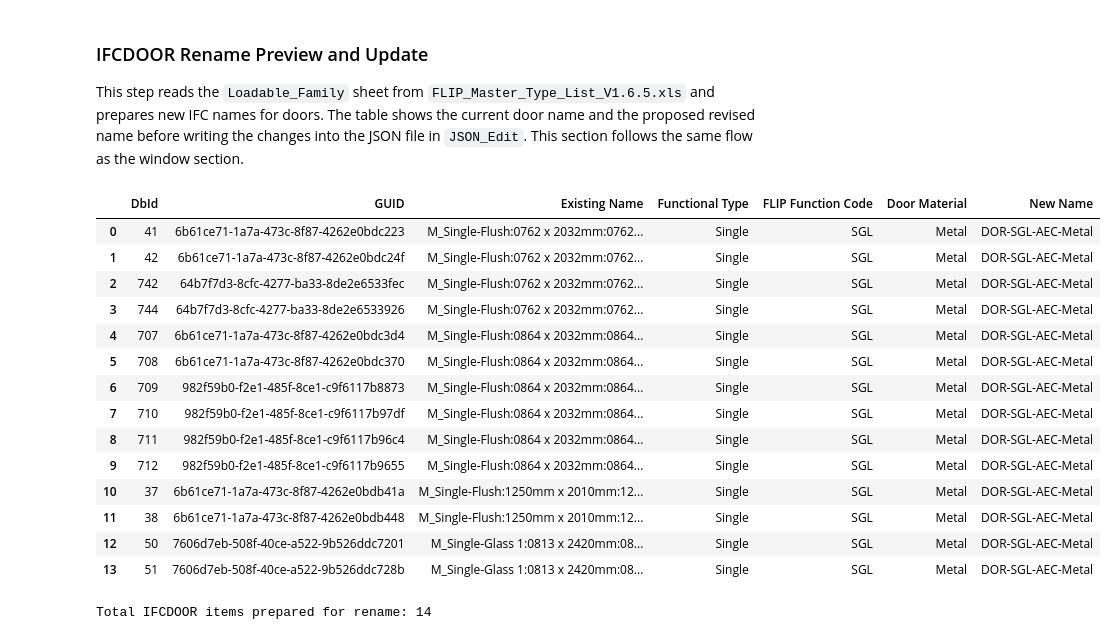
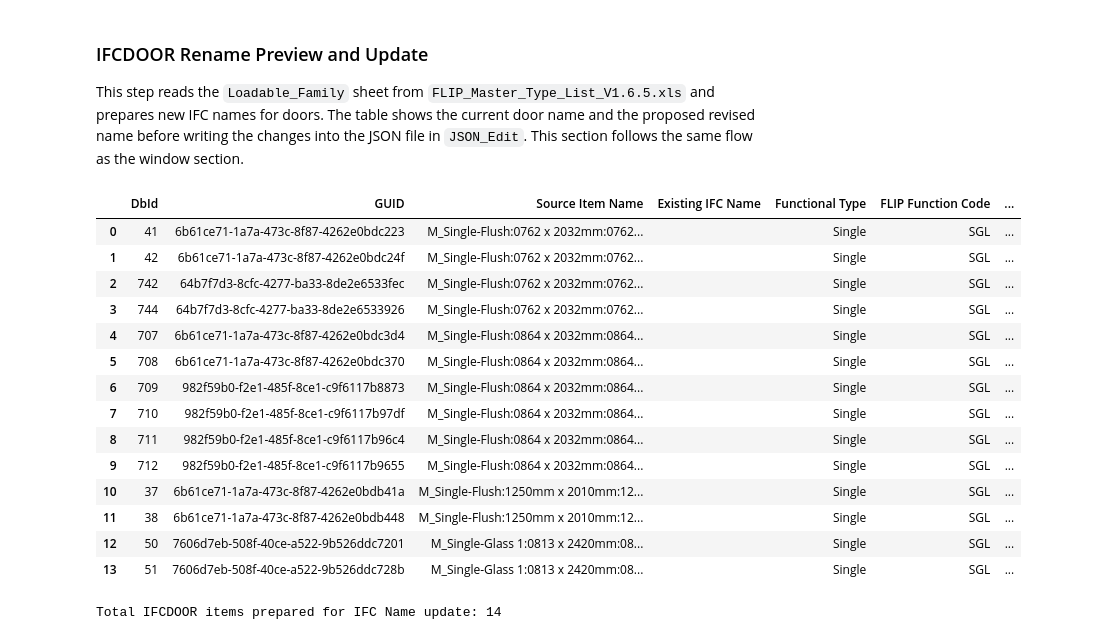
Before and after one commit to plarchi/MsC-IFC-APS, a Jupyter notebook: PyDataTransform/Ifc2x3_Duplex_Architecture.ipynb, the cells around one changed output. Saved outputs shown, nothing was run; the diff lists cells and outputs as text; code cells hidden in the pictures.

Commit message:
Change name as IFC Object works.

```diff
--- a/PyDataTransform/Ifc2x3_Duplex_Architecture.ipynb
+++ b/PyDataTransform/Ifc2x3_Duplex_Architecture.ipynb
@@ -778,21 +834,16 @@ Total IFCWINDOW items prepared for rename: 24
 # %%
 updated_window_count = 0
 
-for item, existing_name, new_name in window_updates:
-    if existing_name == new_name:
+for item, existing_ifc_name, new_name in window_updates:
+    if existing_ifc_name == new_name:
         continue
 
-    item['Name'] = new_name
-    for prop in item.get('Properties', []):
-        if not isinstance(prop, dict):
-            continue
-        if prop.get('category') == 'Item' and prop.get('displayName') == 'Name':
-            prop['value'] = new_name
+    upsert_property(item, 'IFC', 'Name', new_name, insert_after_display_name='COBie')
     updated_window_count += 1
 
 with json_edit_file.open('w', encoding='utf-8') as file:
     json.dump(json_items, file, ensure_ascii=False, indent=2)
 
-print(f'Updated IFCWINDOW names written to: {json_edit_file}')
-print(f'Total IFCWINDOW records updated: {updated_window_count}')
+print(f'Updated IFCWINDOW IFC Name values written to: {json_edit_file}')
+print(f'Total IFCWINDOW IFC Name records updated: {updated_window_count}')
 # %% [output]
@@ -859,58 +910,64 @@ def normalize_door_material_label(item_name, item):
         return 'Wood'
     if prefix == 'G':
         return 'Glass'
     return 'Unknown'
 
 door_rename_rows = []
 door_updates = []
 
 for item in json_items:
     if get_item_property(item, 'Type') != 'IFCDOOR':
         continue
 
-    existing_name = get_item_property(item, 'Name') or item.get('Name', '')
-    functional_type = extract_door_function_type(existing_name)
+    item_guid = get_item_property(item, 'GUID')
+    source_item_name = (
+        original_name_by_guid.get(str(item_guid).strip())
+        if item_guid is not None else None
+    ) or original_name_by_dbid.get(item.get('DbId')) or get_item_property(item, 'Name') or item.get('Name', '')
+    existing_ifc_name = get_ifc_property(item, 'Name') or ''
+    functional_type = extract_door_function_type(source_item_name)
     functional_lookup = door_function_map.get(functional_type.casefold(), {})
-    material_label = normalize_door_material_label(existing_name, item)
+    material_label = normalize_door_material_label(source_item_name, item)
     new_name = '-'.join([
         door_category_code,
         functional_lookup.get('functional_code', 'UNK'),
         functional_lookup.get('originator', 'AEC'),
         material_label,
     ])
 
     door_rename_rows.append({
         'DbId': item.get('DbId'),
-        'GUID': get_item_property(item, 'GUID'),
-        'Existing Name': existing_name,
+        'GUID': item_guid,
+        'Source Item Name': source_item_name,
+        'Existing IFC Name': existing_ifc_name,
         'Functional Type': functional_type,
         'FLIP Function Code': functional_lookup.get('functional_code', 'UNK'),
         'Door Material': material_label,
-        'New Name': new_name,
+        'Revised IFC Name': new_name,
     })
-    door_updates.append((item, existing_name, new_name))
+    door_updates.append((item, existing_ifc_name, new_name))
 
-door_rename_df = pd.DataFrame(door_rename_rows).sort_values(by=['Existing Name', 'DbId'], kind='stable').reset_index(drop=True)
+door_rename_df = pd.DataFrame(door_rename_rows).sort_values(by=['Source Item Name', 'DbId'], kind='stable').reset_index(drop=True)
 display(door_rename_df)
 
-print(f'Total IFCDOOR items prepared for rename: {len(door_rename_df)}')
+print(f'Total IFCDOOR items prepared for IFC Name update: {len(door_rename_df)}')
 # %% [output]
-|  | DbId | GUID | Existing Name | Functional Type | FLIP Function Code | Door Material | New Name |
-| 0 | 41 | 6b61ce71-1a7a-473c-8f87-4262e0bdc223 | M_Single-Flush:0762 x 2032mm:0762... | Single | SGL | Metal | DOR-SGL-AEC-Metal |
-| 1 | 42 | 6b61ce71-1a7a-473c-8f87-4262e0bdc24f | M_Single-Flush:0762 x 2032mm:0762... | Single | SGL | Metal | DOR-SGL-AEC-Metal |
-| 2 | 742 | 64b7f7d3-8cfc-4277-ba33-8de2e6533fec | M_Single-Flush:0762 x 2032mm:0762... | Single | SGL | Metal | DOR-SGL-AEC-Metal |
-| 3 | 744 | 64b7f7d3-8cfc-4277-ba33-8de2e6533926 | M_Single-Flush:0762 x 2032mm:0762... | Single | SGL | Metal | DOR-SGL-AEC-Metal |
-| 4 | 707 | 6b61ce71-1a7a-473c-8f87-4262e0bdc3d4 | M_Single-Flush:0864 x 2032mm:0864... | Single | SGL | Metal | DOR-SGL-AEC-Metal |
-| 5 | 708 | 6b61ce71-1a7a-473c-8f87-4262e0bdc370 | M_Single-Flush:0864 x 2032mm:0864... | Single | SGL | Metal | DOR-SGL-AEC-Metal |
-| 6 | 709 | 982f59b0-f2e1-485f-8ce1-c9f6117b8873 | M_Single-Flush:0864 x 2032mm:0864... | Single | SGL | Metal | DOR-SGL-AEC-Metal |
-| 7 | 710 | 982f59b0-f2e1-485f-8ce1-c9f6117b97df | M_Single-Flush:0864 x 2032mm:0864... | Single | SGL | Metal | DOR-SGL-AEC-Metal |
-| 8 | 711 | 982f59b0-f2e1-485f-8ce1-c9f6117b96c4 | M_Single-Flush:0864 x 2032mm:0864... | Single | SGL | Metal | DOR-SGL-AEC-Metal |
-| 9 | 712 | 982f59b0-f2e1-485f-8ce1-c9f6117b9655 | M_Single-Flush:0864 x 2032mm:0864... | Single | SGL | Metal | DOR-SGL-AEC-Metal |
-| 10 | 37 | 6b61ce71-1a7a-473c-8f87-4262e0bdb41a | M_Single-Flush:1250mm x 2010mm:12... | Single | SGL | Metal | DOR-SGL-AEC-Metal |
-| 11 | 38 | 6b61ce71-1a7a-473c-8f87-4262e0bdb448 | M_Single-Flush:1250mm x 2010mm:12... | Single | SGL | Metal | DOR-SGL-AEC-Metal |
-| 12 | 50 | 7606d7eb-508f-40ce-a522-9b526ddc7201 | M_Single-Glass 1:0813 x 2420mm:08... | Single | SGL | Metal | DOR-SGL-AEC-Metal |
-| 13 | 51 | 7606d7eb-508f-40ce-a522-9b526ddc728b | M_Single-Glass 1:0813 x 2420mm:08... | Single | SGL | Metal | DOR-SGL-AEC-Metal |
+|  | DbId | GUID | Source Item Name | Existing IFC Name | Functional Type | FLIP Function Code | ... |
+| 0 | 41 | 6b61ce71-1a7a-473c-8f87-4262e0bdc223 | M_Single-Flush:0762 x 2032mm:0762... |  | Single | SGL | ... |
+| 1 | 42 | 6b61ce71-1a7a-473c-8f87-4262e0bdc24f | M_Single-Flush:0762 x 2032mm:0762... |  | Single | SGL | ... |
+| 2 | 742 | 64b7f7d3-8cfc-4277-ba33-8de2e6533fec | M_Single-Flush:0762 x 2032mm:0762... |  | Single | SGL | ... |
+| 3 | 744 | 64b7f7d3-8cfc-4277-ba33-8de2e6533926 | M_Single-Flush:0762 x 2032mm:0762... |  | Single | SGL | ... |
+| 4 | 707 | 6b61ce71-1a7a-473c-8f87-4262e0bdc3d4 | M_Single-Flush:0864 x 2032mm:0864... |  | Single | SGL | ... |
+| 5 | 708 | 6b61ce71-1a7a-473c-8f87-4262e0bdc370 | M_Single-Flush:0864 x 2032mm:0864... |  | Single | SGL | ... |
+| 6 | 709 | 982f59b0-f2e1-485f-8ce1-c9f6117b8873 | M_Single-Flush:0864 x 2032mm:0864... |  | Single | SGL | ... |
+| 7 | 710 | 982f59b0-f2e1-485f-8ce1-c9f6117b97df | M_Single-Flush:0864 x 2032mm:0864... |  | Single | SGL | ... |
+| 8 | 711 | 982f59b0-f2e1-485f-8ce1-c9f6117b96c4 | M_Single-Flush:0864 x 2032mm:0864... |  | Single | SGL | ... |
+| 9 | 712 | 982f59b0-f2e1-485f-8ce1-c9f6117b9655 | M_Single-Flush:0864 x 2032mm:0864... |  | Single | SGL | ... |
+| 10 | 37 | 6b61ce71-1a7a-473c-8f87-4262e0bdb41a | M_Single-Flush:1250mm x 2010mm:12... |  | Single | SGL | ... |
+| 11 | 38 | 6b61ce71-1a7a-473c-8f87-4262e0bdb448 | M_Single-Flush:1250mm x 2010mm:12... |  | Single | SGL | ... |
+| 12 | 50 | 7606d7eb-508f-40ce-a522-9b526ddc7201 | M_Single-Glass 1:0813 x 2420mm:08... |  | Single | SGL | ... |
+| 13 | 51 | 7606d7eb-508f-40ce-a522-9b526ddc728b | M_Single-Glass 1:0813 x 2420mm:08... |  | Single | SGL | ... |
-Total IFCDOOR items prepared for rename: 14
+Total IFCDOOR items prepared for IFC Name update: 14
 # %%
 updated_door_count = 0
 
```
Also changed, not shown: parts of 3 cells of this notebook, 2 other files.
